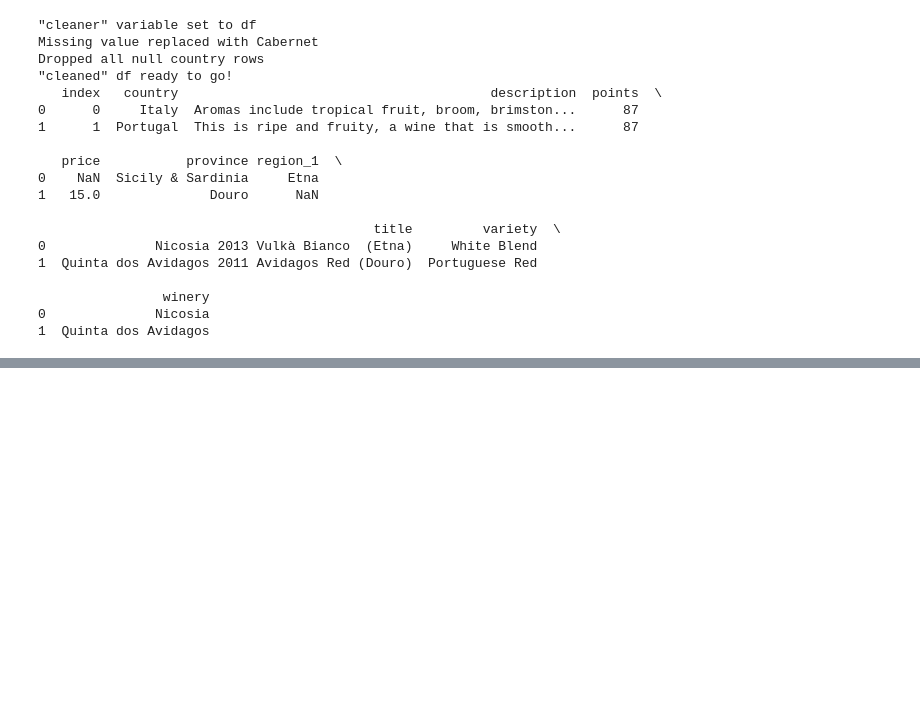
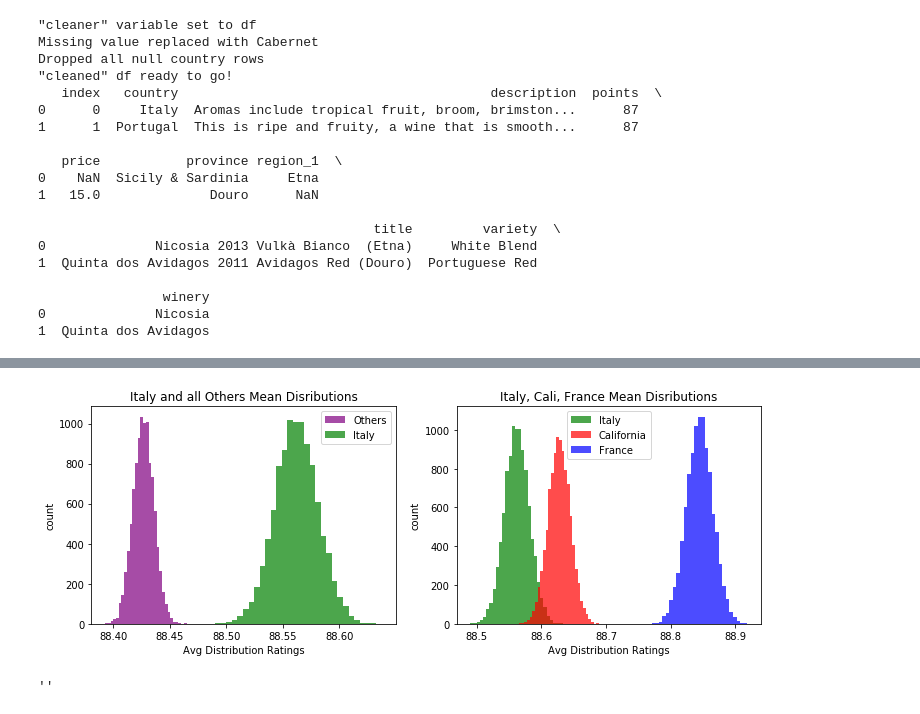
Before and after one commit to hberginc/wine_ratings_data_analysis, a Jupyter notebook: notebooks/hypotheses_visuals.ipynb, the cells around one changed output, grey strips where cells are left out. Cells and saved outputs as stored; diff of their text form; code cells hidden in the pictures; blank space fills up the shorter version.

```diff
--- a/notebooks/hypotheses_visuals.ipynb
+++ b/notebooks/hypotheses_visuals.ipynb
@@ -109,0 +102,35 @@ plt.show()
+# %%
+#next three cells run all
+
+non_it = region_based_df(df, 'country','Italy', equal_to = False)
+italian= region_based_df(df, 'country','Italy')
+
+it_means = boot_strap_means(italian, 'points')
+non_it_means = boot_strap_means(non_it, 'points')
+# %%
+cali= region_based_df(df, 'province','California')
+france= region_based_df(df, 'country','France')
+cal_means = boot_strap_means(cali, 'points')
+fr_means = boot_strap_means(france, 'points')
+# %%
+fig, axs = plt.subplots(1,2, figsize = (12, 4))
+axs[0].hist(non_it_means, bins = 30, label='Others', color = 'purple', alpha = 0.7)
+axs[0].hist(it_means, bins = 30, label = 'Italy', color = 'g', alpha = 0.7)
+axs[0].set_xlabel('Avg Distribution Ratings')
+axs[0].set_ylabel('count')
+axs[0].set_title('Italy and all Others Mean Disributions')
+axs[0].legend()
+
+axs[1].hist(it_means, bins = 30, label = 'Italy', color = 'g', alpha = 0.7)
+axs[1].hist(cal_means, bins = 30, label='California', color = 'red', alpha = 0.7)
+axs[1].hist(fr_means, bins = 30, label = 'France', color = 'blue', alpha = 0.7)
+axs[1].set_xlabel('Avg Distribution Ratings')
+axs[1].set_ylabel('count')
+axs[1].set_title('Italy, Cali, France Mean Disributions')
+axs[1].legend()
+# plt.savefig('bootstrap_sidebysidehist.png')
+plt.show()
+;
+# %% [output]
+[figure, added]
+''
```
Also changed, not shown: parts of 9 cells of this notebook, 6 other files.
